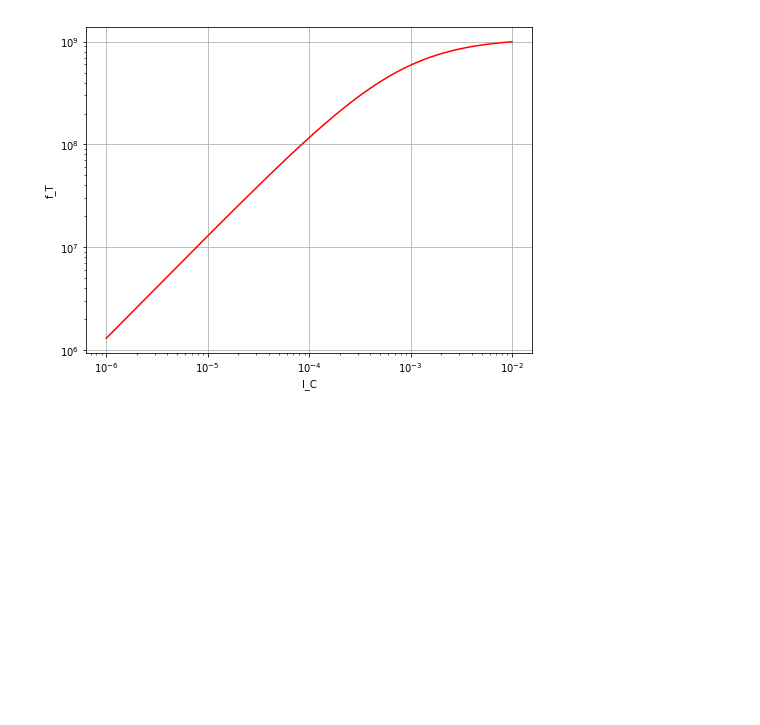
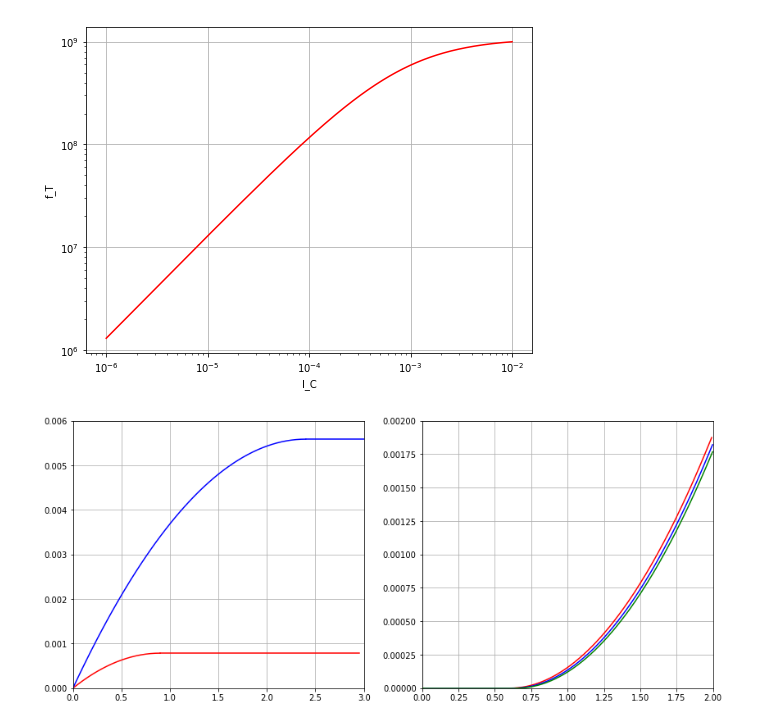
Before and after one commit to socrates77-sh/electronics, a Jupyter notebook: gray/ch01.ipynb, the cells around one changed output. Saved outputs shown, nothing was run; the diff lists cells and outputs as text; code cells hidden in the pictures; blank space fills up the shorter version.

```diff
--- a/gray/ch01.ipynb
+++ b/gray/ch01.ipynb
@@ -189,3 +189,81 @@ Cpi=32.723884 (pF)
 Cu=0.305104 (pF)
 Ccs=0.823685 (pF)
 [figure]
+# %%
+import matplotlib.pyplot as plt
+from numpy import pi, arange, sqrt
+
+VT = 26e-3
+ni = 1.5e16
+q = 1.6e-19
+epi = 1.04e-10
+eox = 3.9 * 8.854e-12
+
+W = 10e-6
+L = 1e-6
+k = 194e-6
+lamb = 0.024
+tox = 80e-10
+phi = 0.3
+Vt0 = 0.6
+NA = 5e21
+
+plt.rc('figure', figsize=(14, 6))
+fig = plt.figure()
+ax1 = fig.add_subplot(1, 2, 1)
+ax2 = fig.add_subplot(1, 2, 2)
+ax1.grid()
+ax2.grid()
+
+VGS = 1.5
+v_tri = arange(0, VGS - Vt0 + 0.05, 0.05)
+i_tri = [(k / 2) * (W / L) * (2 * (VGS - Vt0) * v - v**2) for v in v_tri]
+i_sat = (k / 2) * (W / L) * (VGS - Vt0)**2
+v_tri2 = arange(VGS - Vt0, 3, 0.05)
+i_sat2 = [i_sat for v in v_tri2]
+ax1.plot(v_tri, i_tri, 'r', v_tri2, i_sat2, 'r')
+
+VGS = 3
+v_tri = arange(0, VGS - Vt0 + 0.05, 0.05)
+i_tri = [(k / 2) * (W / L) * (2 * (VGS - Vt0) * v - v**2) for v in v_tri]
+i_sat = (k / 2) * (W / L) * (VGS - Vt0)**2
+v_tri2 = arange(VGS - Vt0, 3, 0.05)
+i_sat2 = [i_sat for v in v_tri2]
+ax1.plot(v_tri, i_tri, 'b', v_tri2, i_sat2, 'b')
+
+ax1.set_xlim(0, 3)
+ax1.set_ylim(0, 0.006)
+
+Cox = eox / tox
+gamma = 1 / Cox * sqrt(2 * q * epi * NA)
+
+VSB = 0
+Vt = Vt0 + gamma * (sqrt(2 * phi + VSB) - sqrt(2 * phi))
+vx = arange(Vt, 2, 0.01)
+ix = [(k / 2) * (W / L) * (v - Vt)**2 for v in vx]
+vx2 = [Vt, 0, 0.01]
+ix2 = [0 for v in vx2]
+ax2.plot(vx, ix, 'r', vx2, ix2, 'r')
+
+VSB = 0.5
+Vt = Vt0 + gamma * (sqrt(2 * phi + VSB) - sqrt(2 * phi))
+vx = arange(Vt, 2, 0.01)
+ix = [(k / 2) * (W / L) * (v - Vt)**2 for v in vx]
+vx2 = [Vt, 0, 0.01]
+ix2 = [0 for v in vx2]
+ax2.plot(vx, ix, 'b', vx2, ix2, 'b')
+
+VSB = 1
+Vt = Vt0 + gamma * (sqrt(2 * phi + VSB) - sqrt(2 * phi))
+vx = arange(Vt, 2, 0.01)
+ix = [(k / 2) * (W / L) * (v - Vt)**2 for v in vx]
+vx2 = [Vt, 0, 0.01]
+ix2 = [0 for v in vx2]
+ax2.plot(vx, ix, 'g', vx2, ix2, 'g')
+
+ax2.set_xlim(0, 2)
+ax2.set_ylim(0, 0.002)
+
+plt.show()
+# %% [output]
+[figure, added]
```
Also changed, not shown: parts of 3 cells of this notebook, 6 other files.
